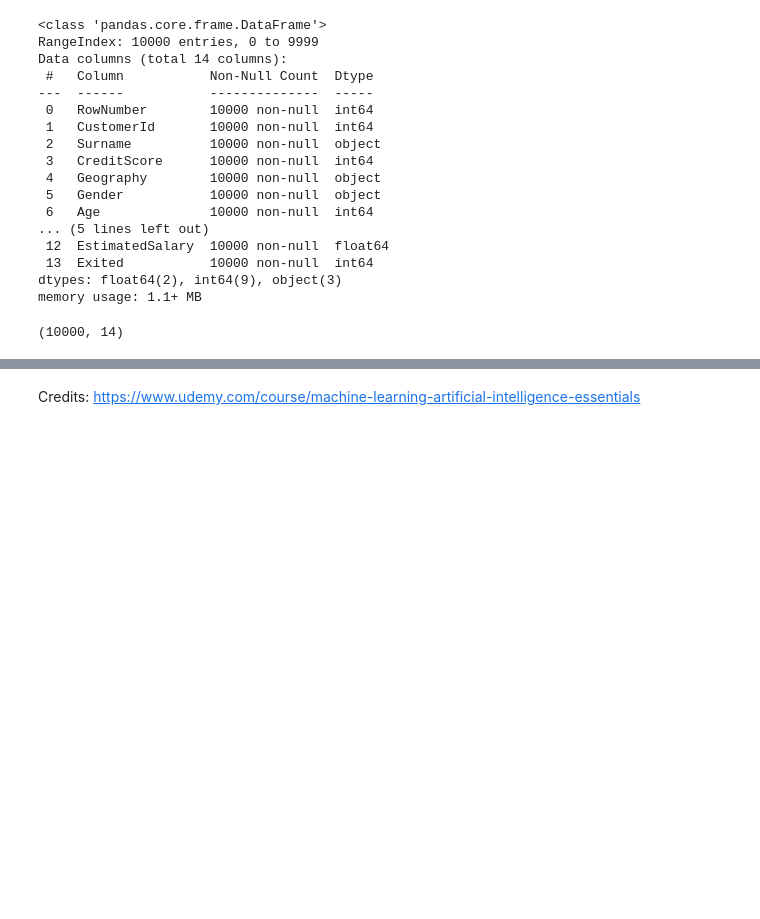
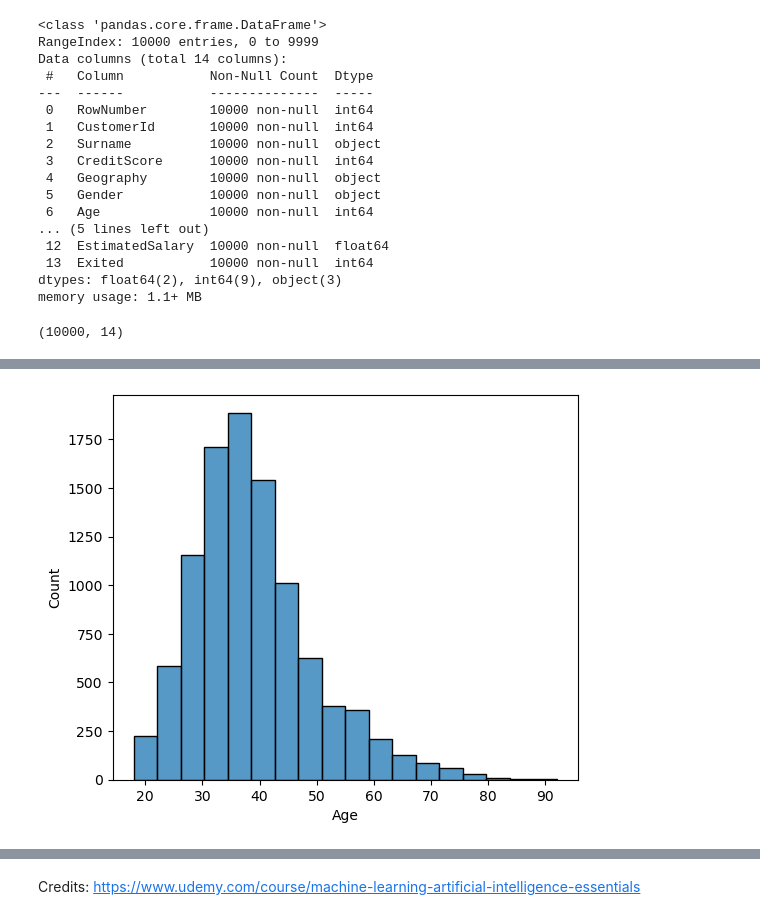
Before and after one commit to lavkushsingh31/Data_Science_Machine_Learning_Projects, a Jupyter notebook: Mini Project - Churn Prediction in Banking Data/Mini Project - Churn Prediction in Banking Data.ipynb, the cells around one changed output, grey strips where cells are left out. Cells and saved outputs as stored; diff of their text form; code cells hidden in the pictures; blank space fills up the shorter version.

```diff
--- a/Mini Project - Churn Prediction in Banking Data/Mini Project - Churn Prediction in Banking Data.ipynb
+++ b/Mini Project - Churn Prediction in Banking Data/Mini Project - Churn Prediction in Banking Data.ipynb
@@ -44,0 +69,6 @@ data.shape
+# %%
+plt.figure(figsize = (6,5))
+sns.histplot(data['Age'], bins = 18)
+plt.show();
+# %% [output]
+[figure, added]
```
Also changed, not shown: parts of 25 cells of this notebook.
